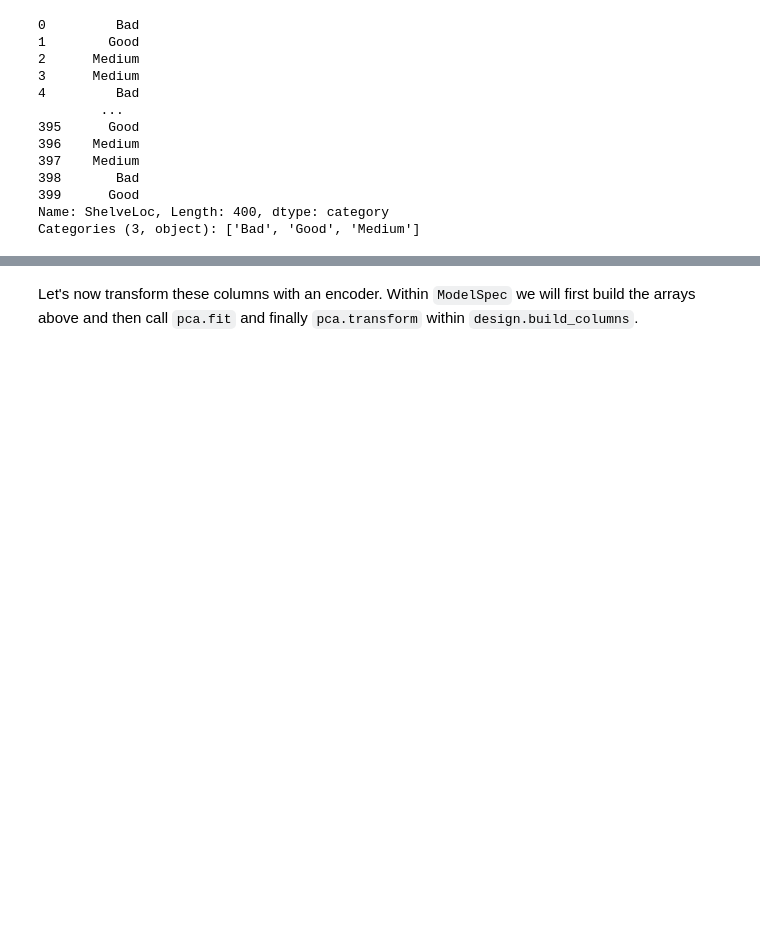
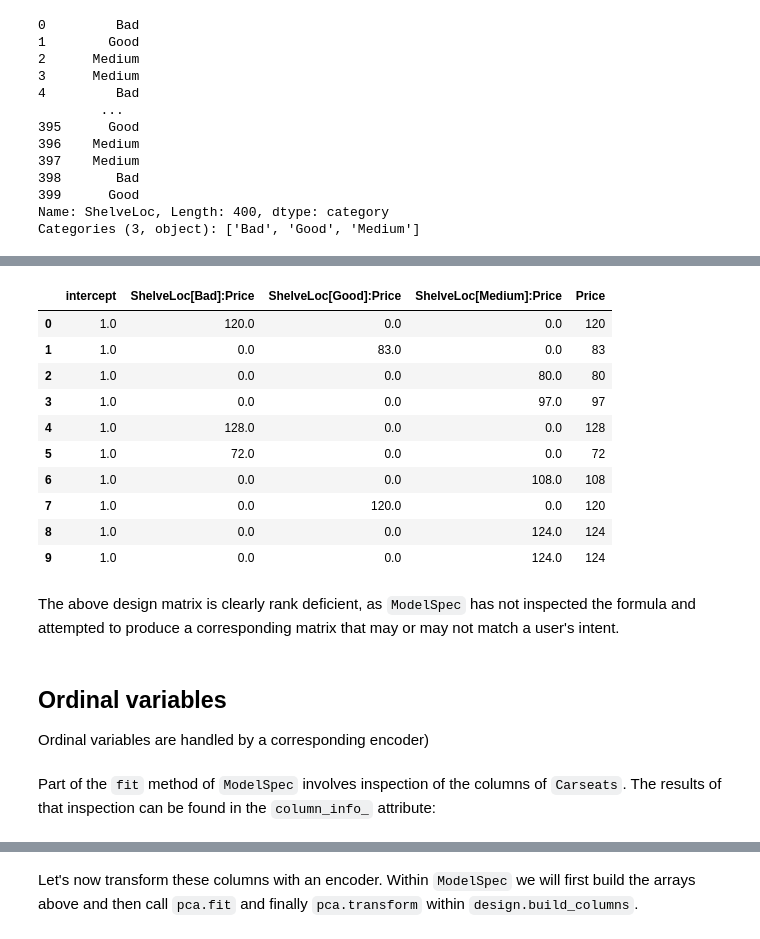
Before and after one commit to jonathan-taylor/ISLP, a Jupyter notebook: docs/source/models/spec.ipynb, the cells around one changed output, grey strips where cells are left out. Cells and saved outputs as stored; diff of their text form; code cells hidden in the pictures; blank space fills up the shorter version.

```diff
--- a/docs/source/models/spec.ipynb
+++ b/docs/source/models/spec.ipynb
@@ -45,6 +30,0 @@ Let's also create an unordered version
-# %%
-Carseats['UIncome'] = pd.cut(Carseats['Income'],
-                             [0,50,90,200],
-                             labels=['L','M','H'],
-                             ordered=False)
-Carseats['UIncome']
@@ -212,0 +78,3 @@ design.build_columns(Carseats, new_var)
+# %%
+MS_no1 = ModelSpec(['ShelveLoc', 'Price'], intercept=False)
+MS_no1.fit_transform(Carseats)[:10]
@@ -212,0 +100,5 @@ design.build_columns(Carseats, new_var)
+# %%
+from ISLP.models import contrast
+shelve = contrast('ShelveLoc', None)
+MS_contr = ModelSpec([shelve, 'Price'], intercept=False)
+MS_contr.fit_transform(Carseats)[:10]
@@ -212,0 +160,21 @@ design.build_columns(Carseats, new_var)
+# %%
+ModelSpec([(shelve, 'Price'), 'Price']).fit_transform(Carseats).iloc[:10]
+# %% [output]
+|  | intercept | ShelveLoc[Bad]:Price | ShelveLoc[Good]:Price | ShelveLoc[Medium]:Price | Price |
+| 0 | 1.0 | 120.0 | 0.0 | 0.0 | 120 |
+| 1 | 1.0 | 0.0 | 83.0 | 0.0 | 83 |
+| 2 | 1.0 | 0.0 | 0.0 | 80.0 | 80 |
+| 3 | 1.0 | 0.0 | 0.0 | 97.0 | 97 |
+| 4 | 1.0 | 128.0 | 0.0 | 0.0 | 128 |
+| 5 | 1.0 | 72.0 | 0.0 | 0.0 | 72 |
+| 6 | 1.0 | 0.0 | 0.0 | 108.0 | 108 |
+| 7 | 1.0 | 0.0 | 120.0 | 0.0 | 120 |
+| 8 | 1.0 | 0.0 | 0.0 | 124.0 | 124 |
+| 9 | 1.0 | 0.0 | 0.0 | 124.0 | 124 |
+# %% [markdown]
+The above design matrix is clearly rank deficient, as `ModelSpec` has not inspected the formula
+and attempted to produce a corresponding matrix that may or may not match a user's intent.
+# %% [markdown]
+## Ordinal variables
+
+Ordinal variables are handled by a corresponding encoder)
@@ -212,0 +186,3 @@ design.build_columns(Carseats, new_var)
+# %% [markdown]
+Part of the `fit` method of `ModelSpec` involves inspection of the columns of `Carseats`.
+The results of that inspection can be found in the `column_info_` attribute:
```
Also changed, not shown: parts of 124 cells of this notebook, 7 other files.
